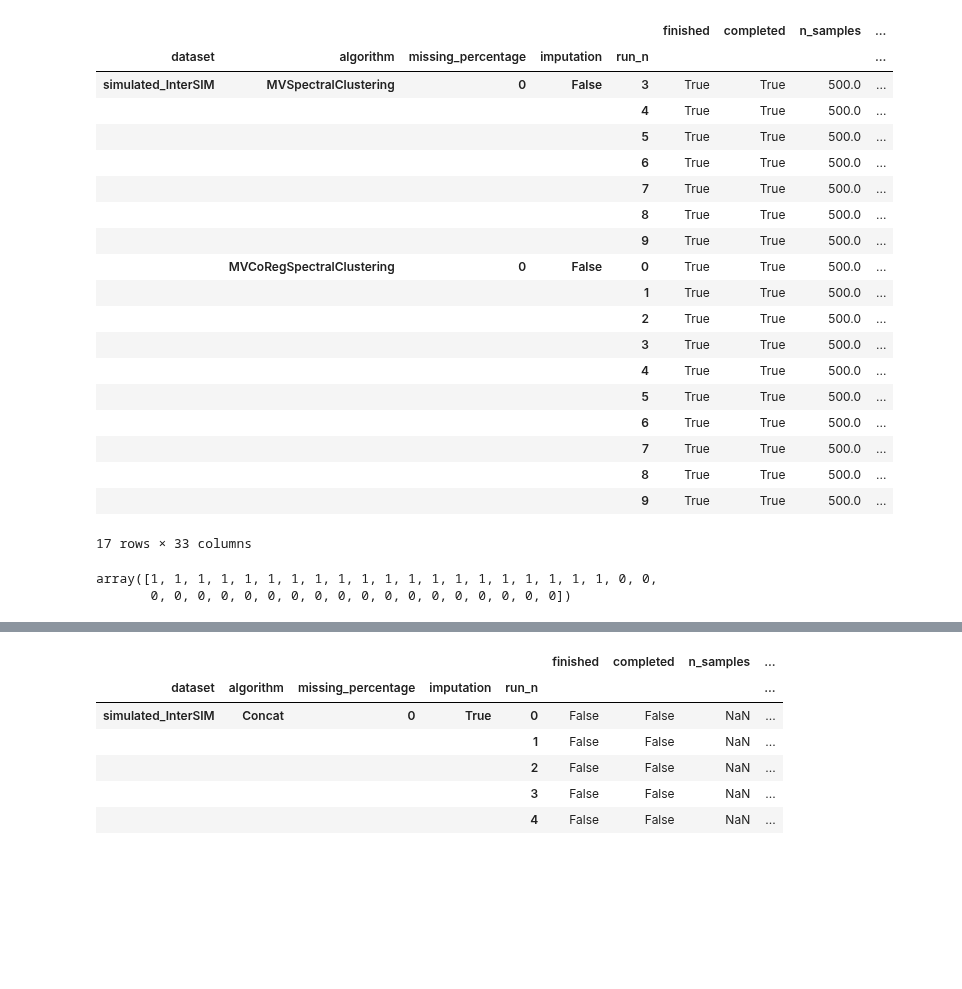
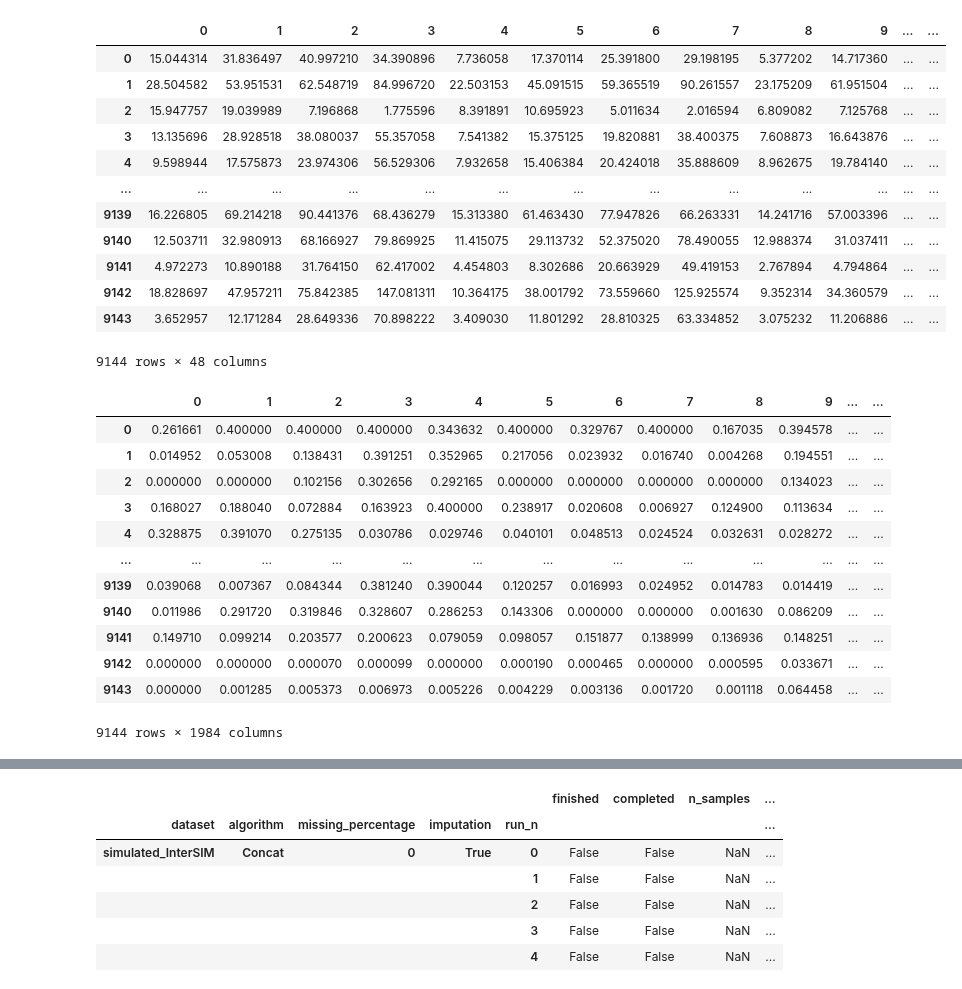
Before and after one commit to RafRomB/imml, a Jupyter notebook: Untitled.ipynb, the cells around one changed output, grey strips where cells are left out. Drawn from its saved outputs; the diff is of its cells as text; code cells hidden in the pictures; blank space fills up the shorter version.

```diff
--- a/Untitled.ipynb
+++ b/Untitled.ipynb
@@ -109,33 +183,36 @@ KeyboardInterrupt
 # %%
-results = pd.read_csv(file_path, index_col= list(indexes_results.keys()))
-results_ = results.select_dtypes(object).drop(columns= ["comments", "stratified"]).replace(np.nan, "np.nan")
-for col in results_.columns:
-    results[col] = results_[col].apply(eval)
-results.loc[results["finished"]]
+import pandas as pd
+from imvc.datasets import LoadDataset
+import numpy as np
+Xs, y = LoadDataset.load_dataset(dataset_name="caltech101", return_y=True, shuffle= False)
+Xs[0]
 # %% [output]
-|  |  |  |  |  | finished | completed | n_samples | ... |
-| dataset | algorithm | missing_percentage | imputation | run_n |  |  |  | ... |
-| simulated_InterSIM | MVSpectralClustering | 0 | False | 3 | True | True | 500.0 | ... |
-|  |  |  |  | 4 | True | True | 500.0 | ... |
-|  |  |  |  | 5 | True | True | 500.0 | ... |
-|  |  |  |  | 6 | True | True | 500.0 | ... |
-|  |  |  |  | 7 | True | True | 500.0 | ... |
-|  |  |  |  | 8 | True | True | 500.0 | ... |
-|  |  |  |  | 9 | True | True | 500.0 | ... |
-|  | MVCoRegSpectralClustering | 0 | False | 0 | True | True | 500.0 | ... |
-|  |  |  |  | 1 | True | True | 500.0 | ... |
-|  |  |  |  | 2 | True | True | 500.0 | ... |
-|  |  |  |  | 3 | True | True | 500.0 | ... |
-|  |  |  |  | 4 | True | True | 500.0 | ... |
-|  |  |  |  | 5 | True | True | 500.0 | ... |
-|  |  |  |  | 6 | True | True | 500.0 | ... |
-|  |  |  |  | 7 | True | True | 500.0 | ... |
-|  |  |  |  | 8 | True | True | 500.0 | ... |
-|  |  |  |  | 9 | True | True | 500.0 | ... |
+|  | 0 | 1 | 2 | 3 | 4 | 5 | 6 | 7 | 8 | 9 | ... | ... |
+| 0 | 15.044314 | 31.836497 | 40.997210 | 34.390896 | 7.736058 | 17.370114 | 25.391800 | 29.198195 | 5.377202 | 14.717360 | ... | ... |
+| 1 | 28.504582 | 53.951531 | 62.548719 | 84.996720 | 22.503153 | 45.091515 | 59.365519 | 90.261557 | 23.175209 | 61.951504 | ... | ... |
+| 2 | 15.947757 | 19.039989 | 7.196868 | 1.775596 | 8.391891 | 10.695923 | 5.011634 | 2.016594 | 6.809082 | 7.125768 | ... | ... |
+| 3 | 13.135696 | 28.928518 | 38.080037 | 55.357058 | 7.541382 | 15.375125 | 19.820881 | 38.400375 | 7.608873 | 16.643876 | ... | ... |
+| 4 | 9.598944 | 17.575873 | 23.974306 | 56.529306 | 7.932658 | 15.406384 | 20.424018 | 35.888609 | 8.962675 | 19.784140 | ... | ... |
+| ... | ... | ... | ... | ... | ... | ... | ... | ... | ... | ... | ... | ... |
+| 9139 | 16.226805 | 69.214218 | 90.441376 | 68.436279 | 15.313380 | 61.463430 | 77.947826 | 66.263331 | 14.241716 | 57.003396 | ... | ... |
+| 9140 | 12.503711 | 32.980913 | 68.166927 | 79.869925 | 11.415075 | 29.113732 | 52.375020 | 78.490055 | 12.988374 | 31.037411 | ... | ... |
+| 9141 | 4.972273 | 10.890188 | 31.764150 | 62.417002 | 4.454803 | 8.302686 | 20.663929 | 49.419153 | 2.767894 | 4.794864 | ... | ... |
+| 9142 | 18.828697 | 47.957211 | 75.842385 | 147.081311 | 10.364175 | 38.001792 | 73.559660 | 125.925574 | 9.352314 | 34.360579 | ... | ... |
+| 9143 | 3.652957 | 12.171284 | 28.649336 | 70.898222 | 3.409030 | 11.801292 | 28.810325 | 63.334852 | 3.075232 | 11.206886 | ... | ... |
-17 rows × 33 columns
+9144 rows × 48 columns
 # %%
-a = pd.concat([pd.read_csv("imvc/datasets/data/nutrimouse/original/genotype.csv"), pd.read_csv("imvc/datasets/data/nutrimouse/original/diet.csv")], axis= 1)
-LabelEncoder().fit_transform(a.iloc[:,0])
+Xs[3]
 # %% [output]
+|  | 0 | 1 | 2 | 3 | 4 | 5 | 6 | 7 | 8 | 9 | ... | ... |
+| 0 | 0.261661 | 0.400000 | 0.400000 | 0.400000 | 0.343632 | 0.400000 | 0.329767 | 0.400000 | 0.167035 | 0.394578 | ... | ... |
+| 1 | 0.014952 | 0.053008 | 0.138431 | 0.391251 | 0.352965 | 0.217056 | 0.023932 | 0.016740 | 0.004268 | 0.194551 | ... | ... |
+| 2 | 0.000000 | 0.000000 | 0.102156 | 0.302656 | 0.292165 | 0.000000 | 0.000000 | 0.000000 | 0.000000 | 0.134023 | ... | ... |
+| 3 | 0.168027 | 0.188040 | 0.072884 | 0.163923 | 0.400000 | 0.238917 | 0.020608 | 0.006927 | 0.124900 | 0.113634 | ... | ... |
+| 4 | 0.328875 | 0.391070 | 0.275135 | 0.030786 | 0.029746 | 0.040101 | 0.048513 | 0.024524 | 0.032631 | 0.028272 | ... | ... |
+| ... | ... | ... | ... | ... | ... | ... | ... | ... | ... | ... | ... | ... |
+| 9139 | 0.039068 | 0.007367 | 0.084344 | 0.381240 | 0.390044 | 0.120257 | 0.016993 | 0.024952 | 0.014783 | 0.014419 | ... | ... |
+| 9140 | 0.011986 | 0.291720 | 0.319846 | 0.328607 | 0.286253 | 0.143306 | 0.000000 | 0.000000 | 0.001630 | 0.086209 | ... | ... |
+| 9141 | 0.149710 | 0.099214 | 0.203577 | 0.200623 | 0.079059 | 0.098057 | 0.151877 | 0.138999 | 0.136936 | 0.148251 | ... | ... |
+| 9142 | 0.000000 | 0.000000 | 0.000070 | 0.000099 | 0.000000 | 0.000190 | 0.000465 | 0.000000 | 0.000595 | 0.033671 | ... | ... |
+| 9143 | 0.000000 | 0.001285 | 0.005373 | 0.006973 | 0.005226 | 0.004229 | 0.003136 | 0.001720 | 0.001118 | 0.064458 | ... | ... |
-array([1, 1, 1, 1, 1, 1, 1, 1, 1, 1, 1, 1, 1, 1, 1, 1, 1, 1, 1, 1, 0, 0,
-       0, 0, 0, 0, 0, 0, 0, 0, 0, 0, 0, 0, 0, 0, 0, 0, 0, 0])
+9144 rows × 1984 columns
```
Also changed, not shown: parts of 9 cells of this notebook, 4 other files.
